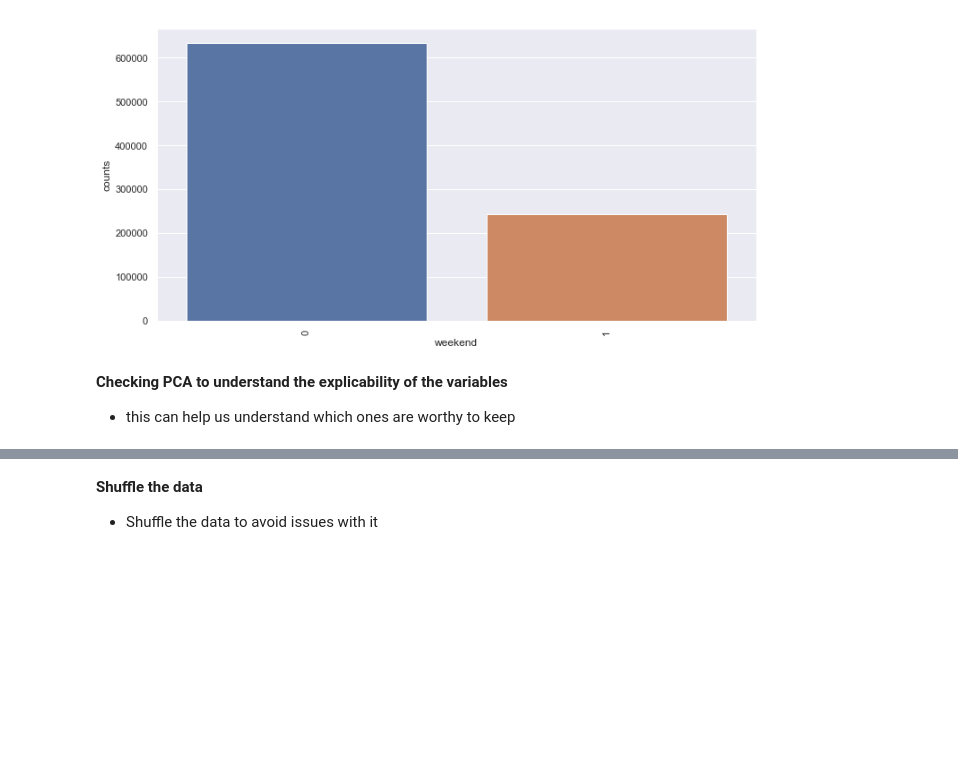
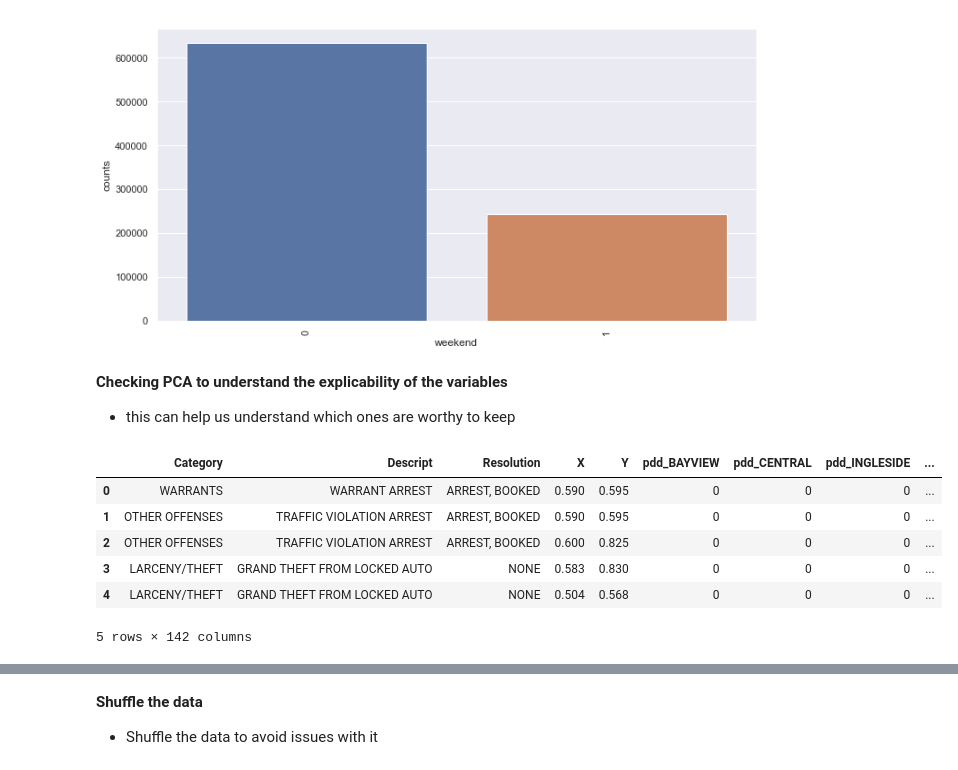
Before and after one commit to ucbiyyq/ucbiyyq-w207re-final-proj, a Jupyter notebook: notebooks/1.0-ASL-submission03.ipynb, the cells around one changed output, grey strips where cells are left out. Saved outputs shown, nothing was run; the diff lists cells and outputs as text; code cells hidden in the pictures; blank space fills up the shorter version.

```diff
--- a/notebooks/1.0-ASL-submission03.ipynb
+++ b/notebooks/1.0-ASL-submission03.ipynb
@@ -278,0 +284,10 @@ ax = sns.barplot(x = "weekend", y = "counts", data=dat).\
+# %%
+train_pd.head()
+# %% [output]
+|  | Category | Descript | Resolution | X | Y | pdd_BAYVIEW | pdd_CENTRAL | pdd_INGLESIDE | ... |
+| 0 | WARRANTS | WARRANT ARREST | ARREST, BOOKED | 0.590 | 0.595 | 0 | 0 | 0 | ... |
+| 1 | OTHER OFFENSES | TRAFFIC VIOLATION ARREST | ARREST, BOOKED | 0.590 | 0.595 | 0 | 0 | 0 | ... |
+| 2 | OTHER OFFENSES | TRAFFIC VIOLATION ARREST | ARREST, BOOKED | 0.600 | 0.825 | 0 | 0 | 0 | ... |
+| 3 | LARCENY/THEFT | GRAND THEFT FROM LOCKED AUTO | NONE | 0.583 | 0.830 | 0 | 0 | 0 | ... |
+| 4 | LARCENY/THEFT | GRAND THEFT FROM LOCKED AUTO | NONE | 0.504 | 0.568 | 0 | 0 | 0 | ... |
+5 rows × 142 columns
```
Also changed, not shown: parts of 31 cells of this notebook.
